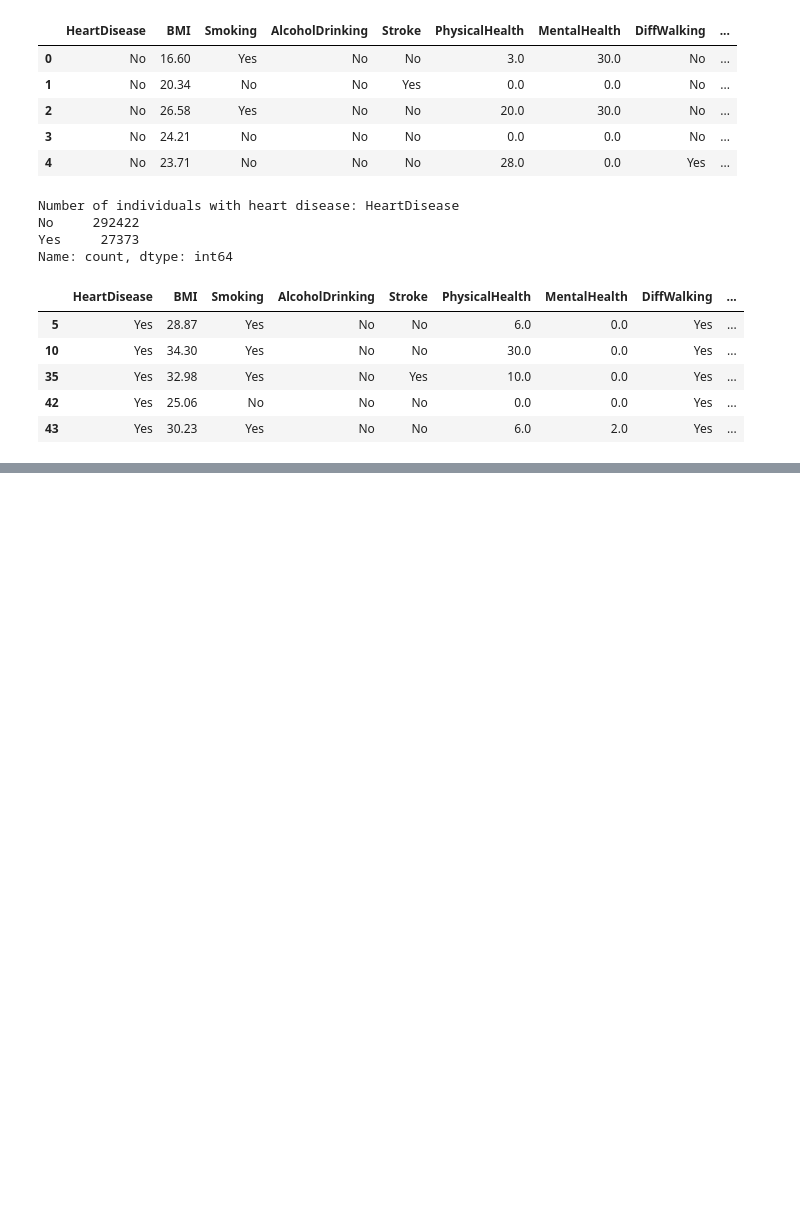
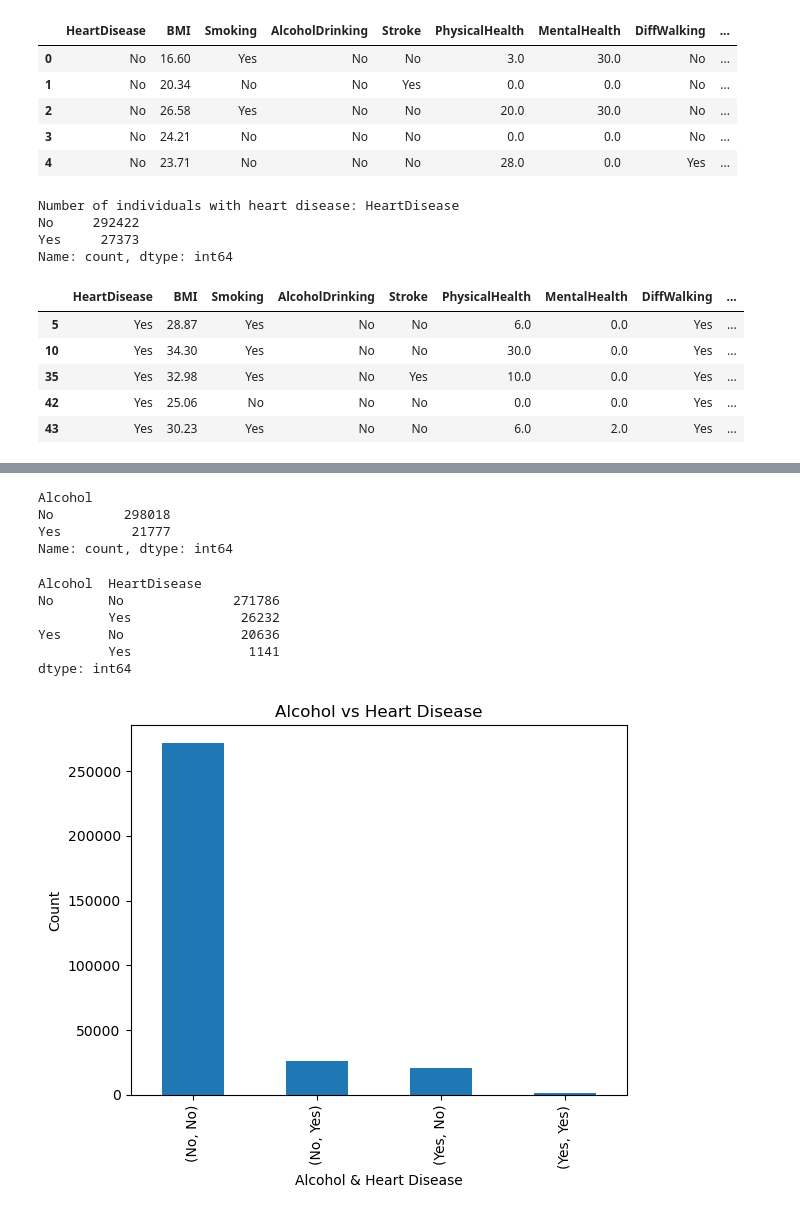
Before and after one commit to prez212/Project1-Team6, a Jupyter notebook: Heart_Disease_Predictor.ipynb, the cells around one changed output, grey strips where cells are left out. Drawn from its saved outputs; the diff is of its cells as text; code cells hidden in the pictures; blank space fills up the shorter version.

```diff
--- a/Heart_Disease_Predictor.ipynb
+++ b/Heart_Disease_Predictor.ipynb
@@ -34,0 +95,4 @@ cleaned_data.head()
+# %%
+# Rename AlcoholDrinking to "Alcohol"
+Heart_Disease_df = data.rename(columns={"AlcoholDrinking": "Alcohol"})
+Heart_Disease_df.head()
@@ -34,0 +106,29 @@ cleaned_data.head()
+# %%
+# Calculate the total of Alcohol consumers and non alcohol consumers
+Alcohol = pd.DataFrame(Heart_Disease_df['Alcohol']).value_counts()
+Alcohol
+# %% [output]
+Alcohol
+No         298018
+Yes         21777
+Name: count, dtype: int64
+# %%
+Alcohol = Heart_Disease_df.groupby(['Alcohol', 'HeartDisease']).size()
+Alcohol
+# %% [output]
+Alcohol  HeartDisease
+No       No              271786
+         Yes              26232
+Yes      No               20636
+         Yes               1141
+dtype: int64
+# %%
+Alcohol.plot(kind='bar')
+
+plt.xlabel('Alcohol & Heart Disease')
+plt.ylabel('Count')
+plt.title('Alcohol vs Heart Disease')
+
+plt.show()
+# %% [output]
+[figure, added]
```
Also changed, not shown: parts of 13 cells of this notebook, 3 other files.
